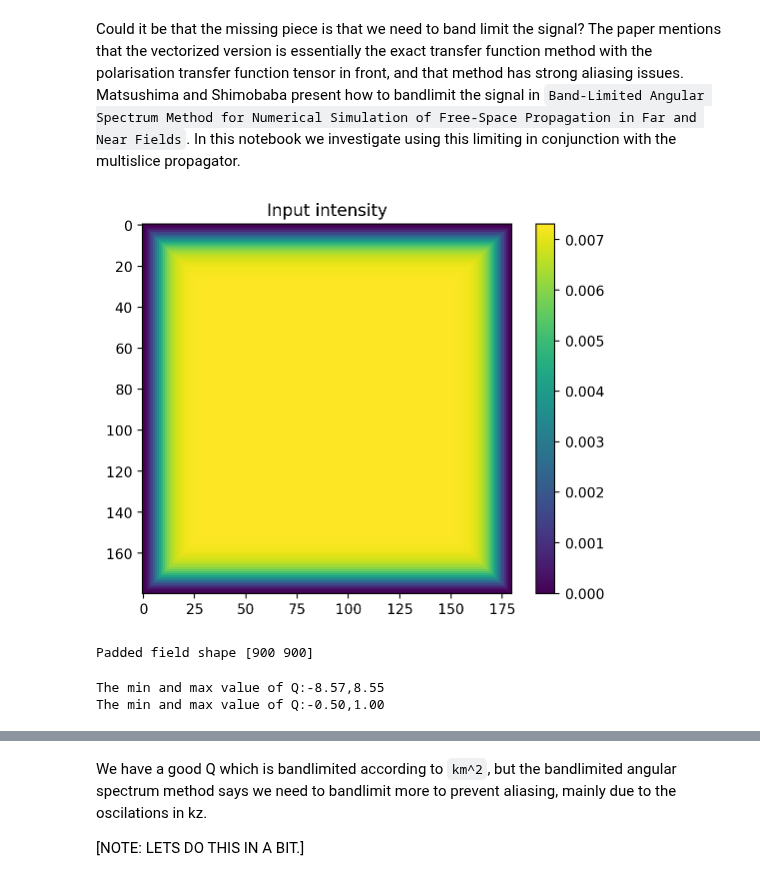
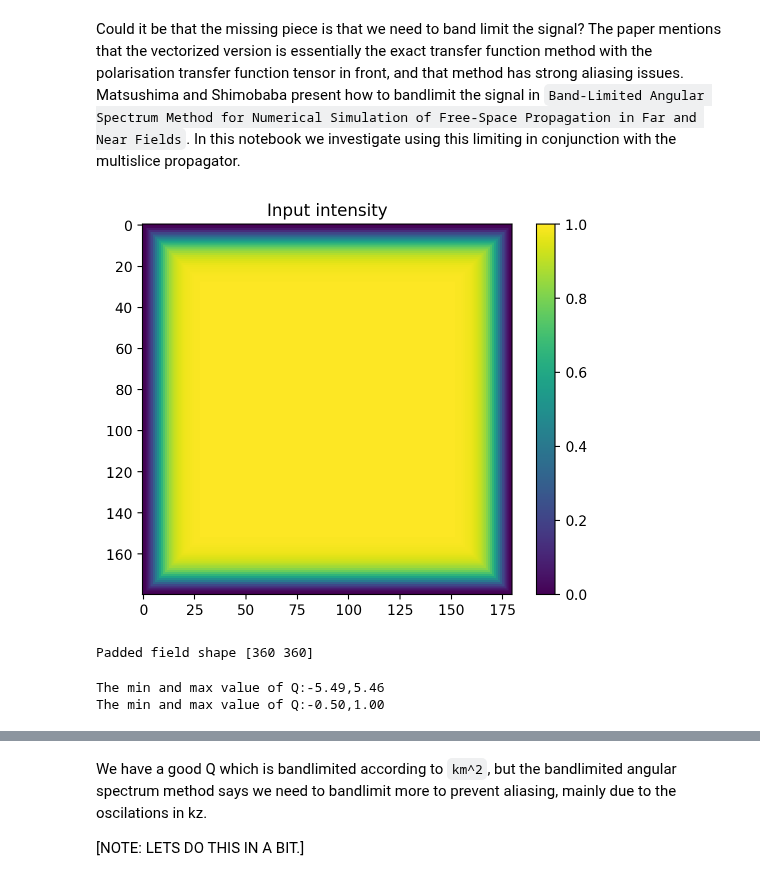
Before and after one commit to chromatix-team/chromatix, a Jupyter notebook: polarised_multislice/11_bandlimiting.ipynb, the cells around one changed output, grey strips where cells are left out. Saved outputs shown, nothing was run; the diff lists cells and outputs as text; code cells hidden in the pictures.

```diff
--- a/polarised_multislice/11_bandlimiting.ipynb
+++ b/polarised_multislice/11_bandlimiting.ipynb
@@ -28,6 +28,13 @@ bead_radius = 1.5 # [mum]
 NA = 0.8
 # %%
 # Getting a sample
+
+def Rmat(theta_z, theta_y, theta_x, inv: bool = False):
+    if inv:
+        return Rz(theta_z) @ Ry(theta_y) @ Rx(theta_x)
+    else:
+        return R(theta_z, theta_y, theta_x)
+
 def paper_sample() -> Array:
     # Calculating shape
     shape = np.around((np.array(size) / spacing)).astype(int) # without around becomes 1 less!
@@ -54,7 +61,7 @@ def paper_sample() -> Array:
     # Adding each bead
     for pos, orientation in zip(bead_pos, rotation):
         # Making bead and background
-        bead_permitivitty = R(*orientation).T @ jnp.diag(n_bead**2) @ R(*orientation)
+        bead_permitivitty = Rmat(*orientation, inv=True).T @ jnp.diag(n_bead**2) @ Rmat(*orientation, inv=True)
         background_permitivitty = jnp.eye(3) * n_background**2
 
         # Mask
@@ -71,28 +78,31 @@ potential = paper_sample()
 # %%
 # Making the field
 field = cf.plane_wave((potential.shape[1], potential.shape[2]), spacing, wavelength, 1.0, amplitude=polarisation, scalar=False)
+
+# Making sure the amplitude = [0, 0, 1]
+field = field.replace(u=field.u / field.u[0, 90, 90, 0, 2])
 
 # Adding a little apodisation
 field = field.replace(u = field.u * sigmoid_taper((field.shape[1], field.shape[2]), 4))
 
 plt.title("Input intensity")
 plt.imshow(field.intensity.squeeze())
 plt.colorbar()
 plt.show()
 # %% [output]
-[figure, old version]
+[figure, new version]
 # %%
 # Preliminaries
 # To prevent circular convolution, we need to pad the field to field + kernel size.
 # the kernel is the size of the field, so the field doubles in size per dim.
 # FFT is shift invariant so we just add zeros at the end
-padded_shape = 5 * np.array(field.spatial_shape)
+padded_shape = 2 * np.array(field.spatial_shape)
 n_pad = padded_shape - np.array(field.spatial_shape)
 padding = ((0, 0), (0, n_pad[0]), (0, n_pad[1]), (0, 0), (0, 0))
 
 print(f"Padded field shape {padded_shape}")
 # %% [output]
-Padded field shape [900 900]
+Padded field shape [360 360]
 # %%
 # Now we can calculate the k-grid
 k_grid = 2 * jnp.pi * jnp.stack(jnp.meshgrid(jnp.fft.fftfreq(n=padded_shape[0], d=spacing), jnp.fft.fftfreq(n=padded_shape[1], d=spacing), indexing='ij'))[:, None, ..., None, None]
@@ -107,10 +117,10 @@ Q = (-outer(k_grid / km, k_grid / km, in_axis=0) + jnp.eye(3)).squeeze(-3)
 print(f"The min and max value of Q:{Q.min():.2f},{Q.max():.2f}")
 
 # doing this based only on x y is numerically more accurate
-Q = jnp.where(jnp.sum(k_grid[1:, ..., None]**2, axis=0) <= km**2, Q, 0)
+Q = jnp.where(jnp.sum(k_grid[1:, ..., None]**2, axis=0) <= NA**2 * km**2, Q, 0)
 print(f"The min and max value of Q:{Q.min():.2f},{Q.max():.2f}")
 # %% [output]
-The min and max value of Q:-8.57,8.55
+The min and max value of Q:-5.49,5.46
 The min and max value of Q:-0.50,1.00
 # %%
 plt.figure(figsize=(10, 5), layout="compressed")
```
Also changed, not shown: parts of 12 cells of this notebook, 2 other files.
